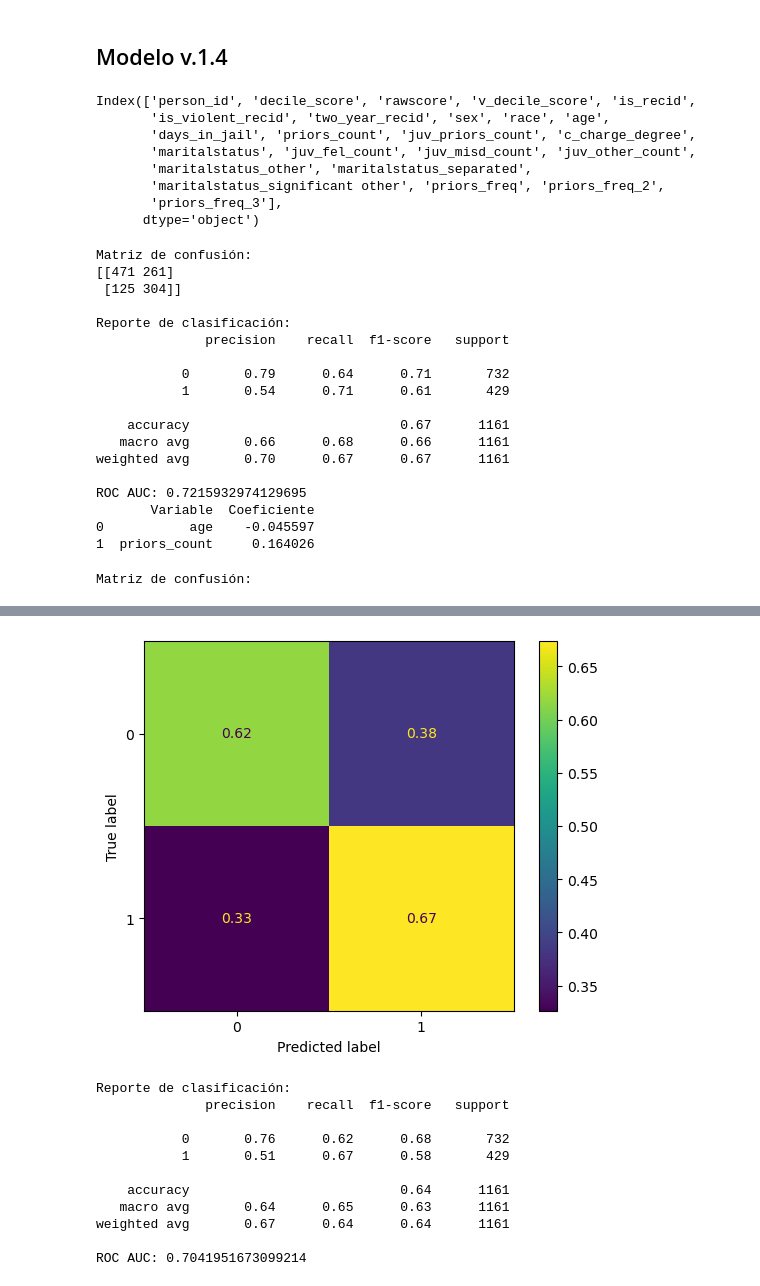
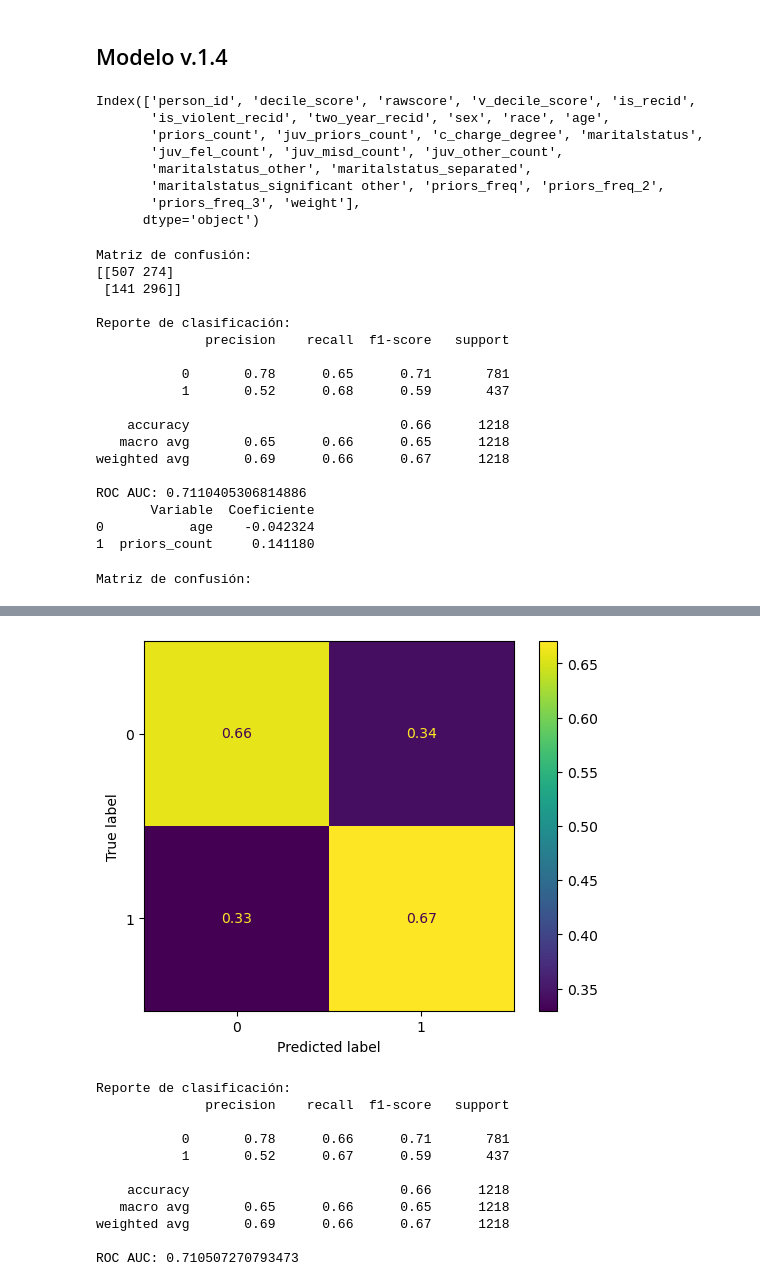
Before and after one commit to aaznarmellado-collab/Bias-Analysis-in-the-U.S.-Judicial-System, a Jupyter notebook: 01_Notebooks/TFM_MODELO.ipynb, the cells around one changed output, grey strips where cells are left out. Drawn from its saved outputs; the diff is of its cells as text; code cells hidden in the pictures.

```diff
--- a/01_Notebooks/TFM_MODELO.ipynb
+++ b/01_Notebooks/TFM_MODELO.ipynb
@@ -38,7 +38,7 @@ from itertools import product
 import warnings
 warnings.filterwarnings('ignore')
 # %%
-df_modelo = pd.read_csv(r'C:\Users\JAIME\Documents\Github\TFM-Sesgos-en-el-sistema-judicial-de-EEUU-\00_Data\00_Processed\df_modelo.csv')
+df_modelo = pd.read_csv(r'C:\Users\Nitropc\Documents\Github\TFM-Sesgos-en-el-sistema-judicial-de-EEUU-\00_Data\00_Processed\df_modelo.csv')
 # %%
 df_modelo.columns
 # %% [output]
@@ -75,12 +74,13 @@ for col in lista_col_outliers:
 # %%
 X = df_sin_outliers.drop(columns=lista_columnas_dropear)
 y = df_sin_outliers['two_year_recid']
+weights = df_sin_outliers['weight']
 
-X_train, X_test, y_train, y_test = train_test_split(X, y, test_size = 0.2, random_state = 69, stratify = y)
+X_train, X_test, y_train, y_test, w_train, w_test = train_test_split(X, y, weights, test_size = 0.2, random_state = 69, stratify = y)
 
 model = LogisticRegression(max_iter=1000, penalty='l1', solver='liblinear')
 
-model.fit(X_train, y_train)
+model.fit(X_train, y_train, sample_weight= w_train)
 
 y_proba = model.predict_proba(X_test)[:,1]
 y_pred = (y_proba >= 0.37).astype(int)
@@ -637,24 +618,24 @@ df_modelo.columns
 # %% [output]
 Index(['person_id', 'decile_score', 'rawscore', 'v_decile_score', 'is_recid',
        'is_violent_recid', 'two_year_recid', 'sex', 'race', 'age',
-       'days_in_jail', 'priors_count', 'juv_priors_count', 'c_charge_degree',
-       'maritalstatus', 'juv_fel_count', 'juv_misd_count', 'juv_other_count',
+       'priors_count', 'juv_priors_count', 'c_charge_degree', 'maritalstatus',
+       'juv_fel_count', 'juv_misd_count', 'juv_other_count',
        'maritalstatus_other', 'maritalstatus_separated',
        'maritalstatus_significant other', 'priors_freq', 'priors_freq_2',
-       'priors_freq_3'],
+       'priors_freq_3', 'weight'],
       dtype='object')
 # %%
 lista_columnas_dropear = ['two_year_recid','person_id', 'decile_score', 'rawscore', 'v_decile_score', 'is_recid', 'is_violent_recid', 'maritalstatus', 'race',
-       'priors_freq_3', 'priors_freq', 'sex', 'juv_priors_count','days_in_jail','c_charge_degree','juv_fel_count','juv_misd_count','juv_other_count','maritalstatus_other','maritalstatus_separated','maritalstatus_significant other', 'priors_freq_2']
+       'priors_freq_3', 'priors_freq', 'sex', 'juv_priors_count','c_charge_degree','juv_fel_count','juv_misd_count','juv_other_count','maritalstatus_other','maritalstatus_separated','maritalstatus_significant other', 'priors_freq_2', 'weight']
 # %%
 X4 = df_sin_outliers.drop(columns=lista_columnas_dropear)
 y4 = df_sin_outliers['two_year_recid']
 
-X4_train, X4_test, y4_train, y4_test = train_test_split(X4, y4, test_size = 0.2, random_state = 69, stratify = y4)
+X4_train, X4_test, y4_train, y4_test, w4_train, w4_test = train_test_split(X4, y4, weights, test_size = 0.2, random_state = 69, stratify = y4)
 
 model4 = LogisticRegression(max_iter=1000, penalty='l1', solver='liblinear')
 
-model4.fit(X4_train, y4_train)
+model4.fit(X4_train, y4_train, sample_weight= w4_train)
 
 y4_proba = model4.predict_proba(X4_test)[:,1]
 y4_pred = (y4_proba >= 0.37).astype(int)
@@ -673,35 +654,31 @@ coeficientes = pd.DataFrame({
 print(coeficientes)
 # %% [output]
 Matriz de confusión:
-[[471 261]
- [125 304]]
+[[507 274]
+ [141 296]]
 
 Reporte de clasificación:
               precision    recall  f1-score   support
 
-           0       0.79      0.64      0.71       732
-           1       0.54      0.71      0.61       429
+           0       0.78      0.65      0.71       781
+           1       0.52      0.68      0.59       437
 
-    accuracy                           0.67      1161
-   macro avg       0.66      0.68      0.66      1161
-weighted avg       0.70      0.67      0.67      1161
+    accuracy                           0.66      1218
+   macro avg       0.65      0.66      0.65      1218
+weighted avg       0.69      0.66      0.67      1218
 
-ROC AUC: 0.7215932974129695
+ROC AUC: 0.7110405306814886
        Variable  Coeficiente
-0           age    -0.045597
-1  priors_count     0.164026
+0           age    -0.042324
+1  priors_count     0.141180
 # %%
-X4 = df_sin_outliers.drop(columns=lista_columnas_dropear)
-y4 = df_sin_outliers['two_year_recid']
-
-X4_train, X4_test, y4_train, y4_test = train_test_split(X4, y4, test_size = 0.2, random_state = 42, stratify = y4)
 
 model4 = BaggingClassifier(
     estimator=LogisticRegression(penalty='l1', solver='liblinear'),
     n_estimators=10
 )
 
-model4.fit(X4_train, y4_train)
+model4.fit(X4_train, y4_train, sample_weight=w4_train)
 
 y4_proba = model4.predict_proba(X4_test)[:,1]
 y4_pred = (y4_proba >= 0.37).astype(int)
@@ -727,12 +704,12 @@ Matriz de confusión:
-[figure, old version]
+[figure, new version]
 Reporte de clasificación:
               precision    recall  f1-score   support
 
-           0       0.76      0.62      0.68       732
-           1       0.51      0.67      0.58       429
+           0       0.78      0.66      0.71       781
+           1       0.52      0.67      0.59       437
 
-    accuracy                           0.64      1161
-   macro avg       0.64      0.65      0.63      1161
-weighted avg       0.67      0.64      0.64      1161
+    accuracy                           0.66      1218
+   macro avg       0.65      0.66      0.65      1218
+weighted avg       0.69      0.66      0.67      1218
 
-ROC AUC: 0.7041951673099214
+ROC AUC: 0.710507270793473
```
Also changed, not shown: parts of 21 cells of this notebook, 7 other files.
